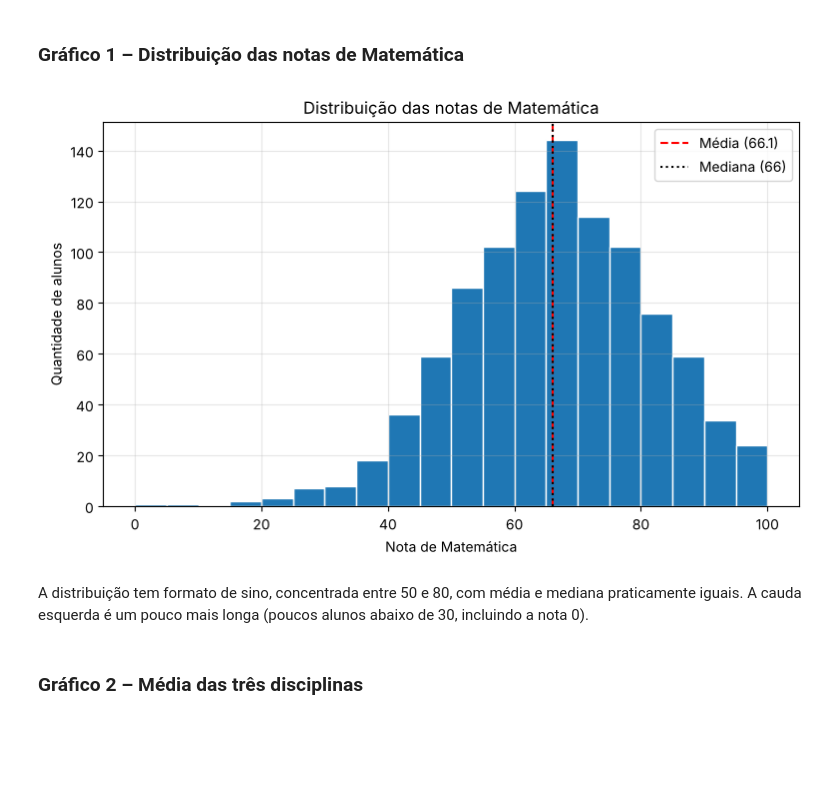
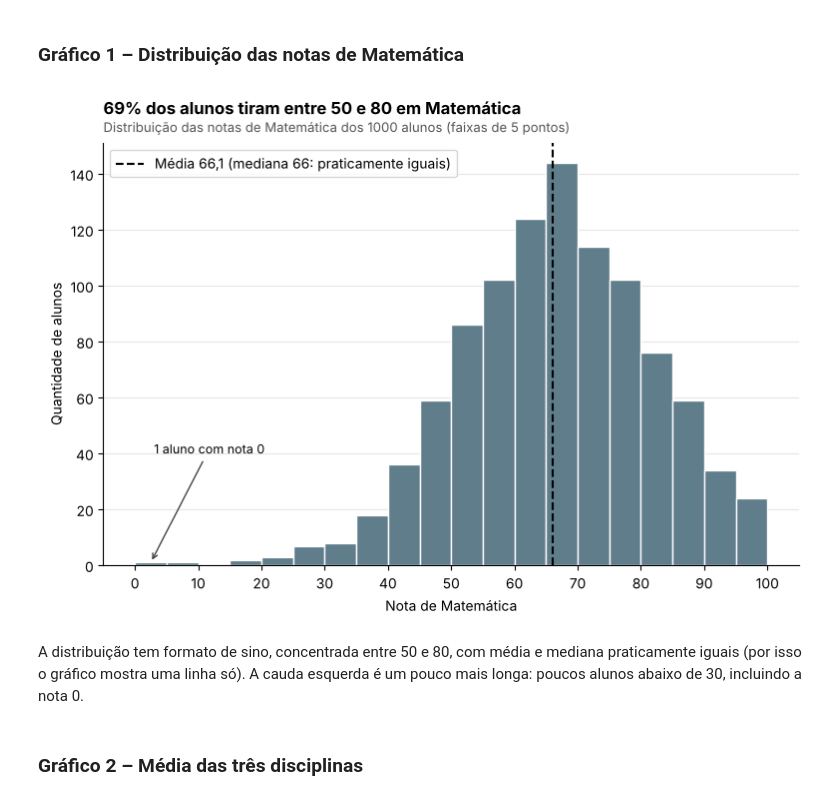
Before and after one commit to gabrielcortezspr/Ciencia-de-Dados, a Jupyter notebook: TP1.ipynb, the cells around one changed output. Cells and saved outputs as stored; diff of their text form; code cells hidden in the pictures; blank space fills up the shorter version.

```diff
--- a/TP1.ipynb
+++ b/TP1.ipynb
@@ -562,10 +607,21 @@ alunos = alunos.rename(columns={
 })
 notas = ['matematica', 'leitura', 'escrita']
 
+# Categorias traduzidas para português
+alunos['genero'] = alunos['genero'].map({'female': 'feminino', 'male': 'masculino'})
+alunos['grupo'] = alunos['grupo'].str.replace('group', 'grupo')
+alunos['almoco'] = alunos['almoco'].map({'standard': 'padrão', 'free/reduced': 'subsidiado'})
+alunos['curso_prep'] = alunos['curso_prep'].map({'none': 'sem curso', 'completed': 'com curso'})
+alunos['escolaridade_pais'] = alunos['escolaridade_pais'].map({
+    'some high school': 'médio incompleto', 'high school': 'médio completo',
+    'some college': 'superior incompleto', "associate's degree": 'tecnólogo',
+    "bachelor's degree": 'bacharelado', "master's degree": 'mestrado'})
+
 # Ordem lógica para a escolaridade dos pais (da menor para a maior)
-ordem_escolaridade = ['some high school', 'high school', 'some college',
-                      "associate's degree", "bachelor's degree", "master's degree"]
+ordem_escolaridade = ['médio incompleto', 'médio completo', 'superior incompleto',
+                      'tecnólogo', 'bacharelado', 'mestrado']
 alunos['escolaridade_pais'] = pd.Categorical(alunos['escolaridade_pais'],
                                              categories=ordem_escolaridade, ordered=True)
+print('Ausentes após a tradução:', alunos.isna().sum().sum())
 alunos.head()
 # %% [output]
@@ -735,20 +792,28 @@ não explica o que cada grupo representa, então não é possível interpretar e
 # %% [markdown]
 ### Gráfico 1 – Distribuição das notas de Matemática
 # %%
-fig, ax = plt.subplots(figsize=(9, 5))
-ax.hist(alunos['matematica'], bins=20, color='#1f77b4', edgecolor='white')
-ax.axvline(alunos['matematica'].mean(), color='red', linestyle='--', label=f"Média ({alunos['matematica'].mean():.1f})")
-ax.axvline(alunos['matematica'].median(), color='black', linestyle=':', label=f"Mediana ({alunos['matematica'].median():.0f})")
-ax.set_title('Distribuição das notas de Matemática')
+media_mat = alunos['matematica'].mean()
+faixa_50_80 = alunos['matematica'].between(50, 80).mean() * 100
+
+fig, ax = plt.subplots(figsize=(9, 5.5))
+ax.hist(alunos['matematica'], bins=range(0, 105, 5), color=CORES['neutra'], edgecolor='white')
+ax.axvline(media_mat, color='black', linestyle='--',
+           label=f"Média {br(media_mat)} (mediana {alunos['matematica'].median():.0f}: praticamente iguais)")
+ax.annotate('1 aluno com nota 0', xy=(2.5, 1), xytext=(3, 40), fontsize=9,
+            arrowprops=dict(arrowstyle='->', color='#444444'))
+titulo(ax, f'{br(faixa_50_80, 0)}% dos alunos tiram entre 50 e 80 em Matemática',
+       'Distribuição das notas de Matemática dos 1000 alunos (faixas de 5 pontos)')
 ax.set_xlabel('Nota de Matemática')
 ax.set_ylabel('Quantidade de alunos')
-ax.legend()
+ax.set_xticks(range(0, 101, 10))
+ax.grid(axis='x', visible=False)
+ax.legend(loc='upper left')
 plt.show()
 # %% [output]
-[figure, old version]
+[figure, new version]
 # %% [markdown]
-A distribuição tem formato de sino, concentrada entre 50 e 80, com média e mediana praticamente iguais.
-A cauda esquerda é um pouco mais longa (poucos alunos abaixo de 30, incluindo a nota 0).
+A distribuição tem formato de sino, concentrada entre 50 e 80, com média e mediana praticamente iguais (por isso
+o gráfico mostra uma linha só). A cauda esquerda é um pouco mais longa: poucos alunos abaixo de 30, incluindo a nota 0.
 # %% [markdown]
 ### Gráfico 2 – Média das três disciplinas
 # %%
```
Also changed, not shown: parts of 41 cells of this notebook, 2 other files.
